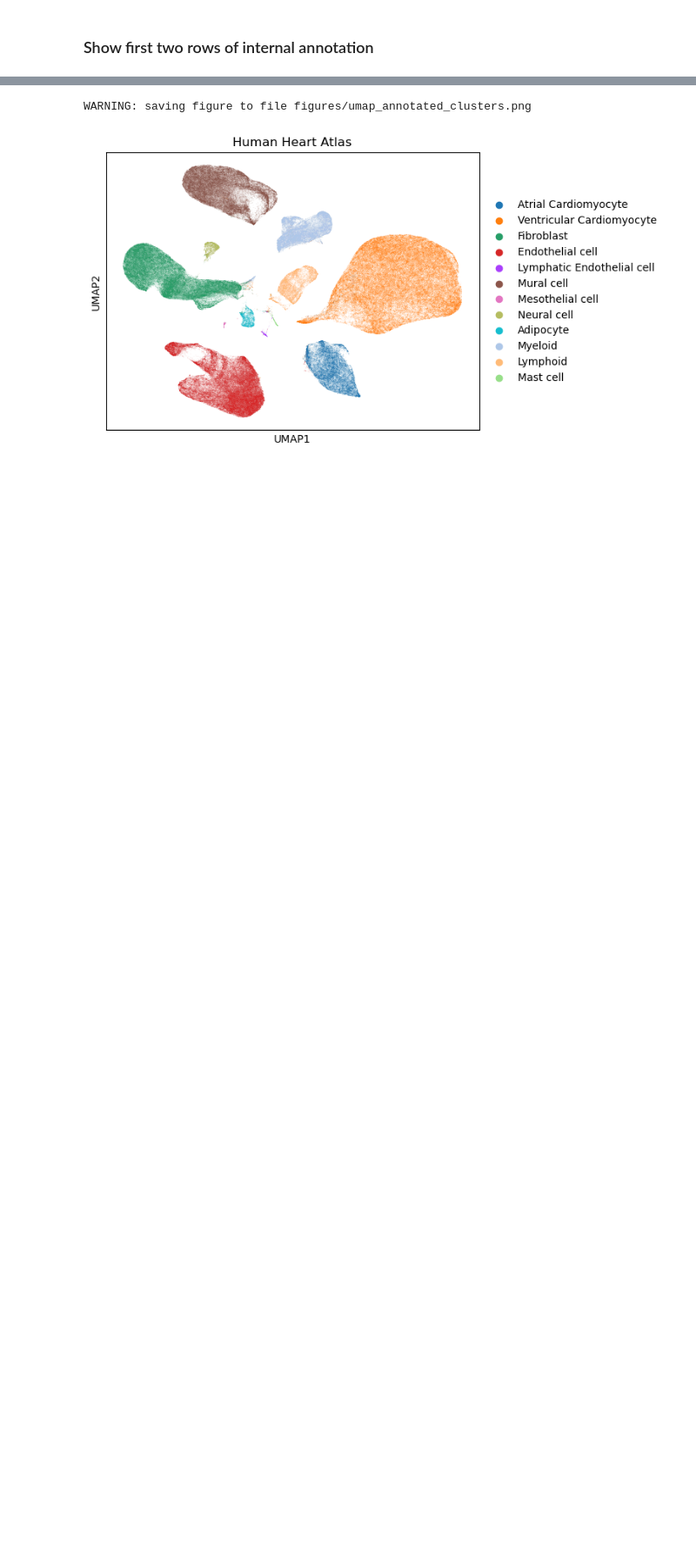
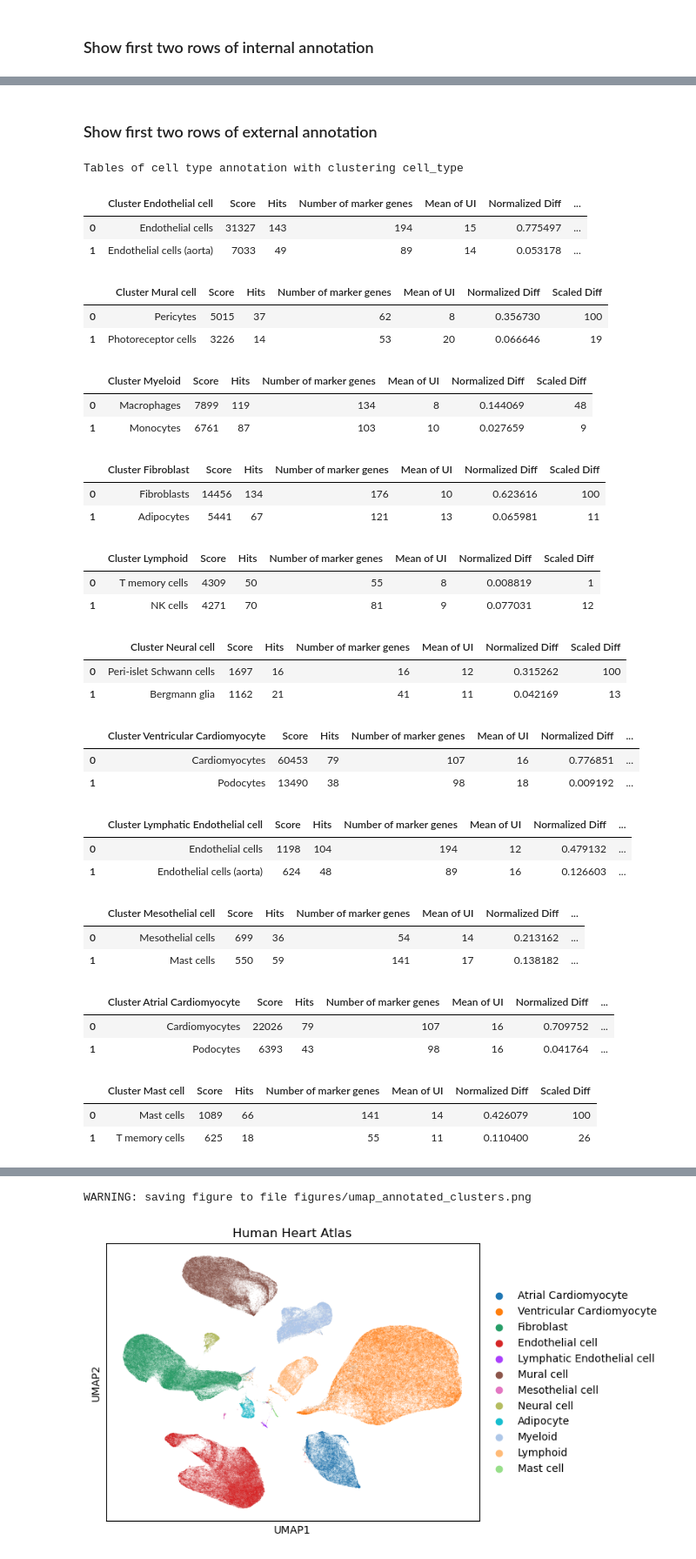
Before and after one commit to loosolab/MarkerRepo, a Jupyter notebook: notebooks/examples/Human_Heart_Atlas.ipynb, the cells around one changed output, grey strips where cells are left out. Shown at 87% size. Drawn from its saved outputs; the diff is of its cells as text; code cells hidden in the pictures; blank space fills up the shorter version.

```diff
--- a/notebooks/examples/Human_Heart_Atlas.ipynb
+++ b/notebooks/examples/Human_Heart_Atlas.ipynb
@@ -369,0 +374,46 @@ Tables of cell type annotation with clustering cell_type
+# %% [markdown]
+### Show first two rows of external annotation
+# %%
+external_list = marker_lists[0]
+# %%
+marker_list = external_list
+name = marker_list.split("/")[-1]
+annotation_dir = f"./annotation/{name}"
+
+print(f"Tables of cell type annotation with clustering {column}")
+annot.show_tables(annotation_dir=annotation_dir, n=2, clustering_column=column, show_diff=True)
+# %% [output]
+Tables of cell type annotation with clustering cell_type
+|  | Cluster Endothelial cell | Score | Hits | Number of marker genes | Mean of UI | Normalized Diff | ... |
+| 0 | Endothelial cells | 31327 | 143 | 194 | 15 | 0.775497 | ... |
+| 1 | Endothelial cells (aorta) | 7033 | 49 | 89 | 14 | 0.053178 | ... |
+|  | Cluster Mural cell | Score | Hits | Number of marker genes | Mean of UI | Normalized Diff | Scaled Diff |
+| 0 | Pericytes | 5015 | 37 | 62 | 8 | 0.356730 | 100 |
+| 1 | Photoreceptor cells | 3226 | 14 | 53 | 20 | 0.066646 | 19 |
+|  | Cluster Myeloid | Score | Hits | Number of marker genes | Mean of UI | Normalized Diff | Scaled Diff |
+| 0 | Macrophages | 7899 | 119 | 134 | 8 | 0.144069 | 48 |
+| 1 | Monocytes | 6761 | 87 | 103 | 10 | 0.027659 | 9 |
+|  | Cluster Fibroblast | Score | Hits | Number of marker genes | Mean of UI | Normalized Diff | Scaled Diff |
+| 0 | Fibroblasts | 14456 | 134 | 176 | 10 | 0.623616 | 100 |
+| 1 | Adipocytes | 5441 | 67 | 121 | 13 | 0.065981 | 11 |
+|  | Cluster Lymphoid | Score | Hits | Number of marker genes | Mean of UI | Normalized Diff | Scaled Diff |
+| 0 | T memory cells | 4309 | 50 | 55 | 8 | 0.008819 | 1 |
+| 1 | NK cells | 4271 | 70 | 81 | 9 | 0.077031 | 12 |
+|  | Cluster Neural cell | Score | Hits | Number of marker genes | Mean of UI | Normalized Diff | Scaled Diff |
+| 0 | Peri-islet Schwann cells | 1697 | 16 | 16 | 12 | 0.315262 | 100 |
+| 1 | Bergmann glia | 1162 | 21 | 41 | 11 | 0.042169 | 13 |
+|  | Cluster Ventricular Cardiomyocyte | Score | Hits | Number of marker genes | Mean of UI | Normalized Diff | ... |
+| 0 | Cardiomyocytes | 60453 | 79 | 107 | 16 | 0.776851 | ... |
+| 1 | Podocytes | 13490 | 38 | 98 | 18 | 0.009192 | ... |
+|  | Cluster Lymphatic Endothelial cell | Score | Hits | Number of marker genes | Mean of UI | Normalized Diff | ... |
+| 0 | Endothelial cells | 1198 | 104 | 194 | 12 | 0.479132 | ... |
+| 1 | Endothelial cells (aorta) | 624 | 48 | 89 | 16 | 0.126603 | ... |
+|  | Cluster Mesothelial cell | Score | Hits | Number of marker genes | Mean of UI | Normalized Diff | ... |
+| 0 | Mesothelial cells | 699 | 36 | 54 | 14 | 0.213162 | ... |
+| 1 | Mast cells | 550 | 59 | 141 | 17 | 0.138182 | ... |
+|  | Cluster Atrial Cardiomyocyte | Score | Hits | Number of marker genes | Mean of UI | Normalized Diff | ... |
+| 0 | Cardiomyocytes | 22026 | 79 | 107 | 16 | 0.709752 | ... |
+| 1 | Podocytes | 6393 | 43 | 98 | 16 | 0.041764 | ... |
+|  | Cluster Mast cell | Score | Hits | Number of marker genes | Mean of UI | Normalized Diff | Scaled Diff |
+| 0 | Mast cells | 1089 | 66 | 141 | 14 | 0.426079 | 100 |
+| 1 | T memory cells | 625 | 18 | 55 | 11 | 0.110400 | 26 |
```
Also changed, not shown: parts of 10 cells of this notebook, 3 other files.
